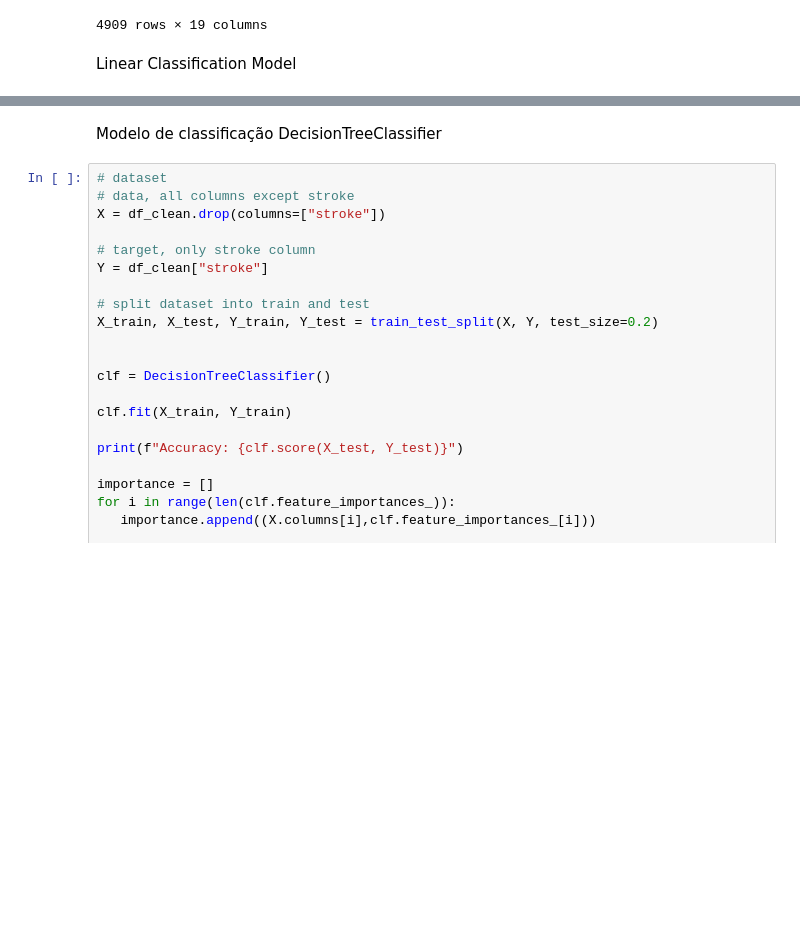
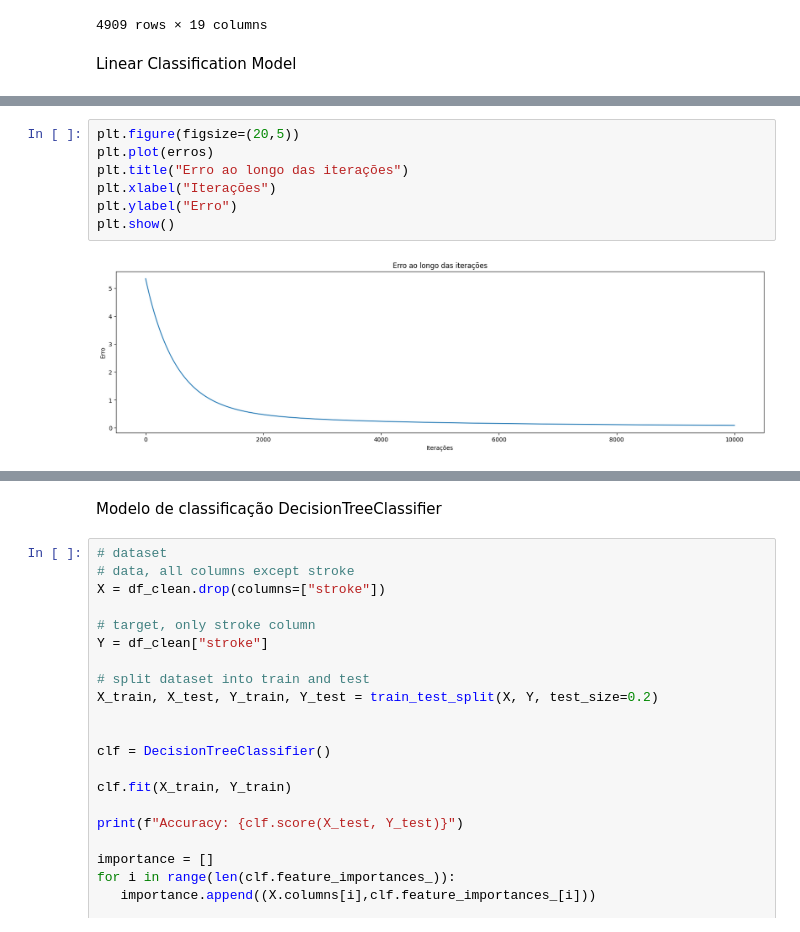
Before and after one commit to leoscarlato/AVC-Predictor, a Jupyter notebook: main.ipynb, the cells around one changed output, grey strips where cells are left out. Saved outputs shown, nothing was run; the diff lists cells and outputs as text; blank space fills up the shorter version.

```diff
--- a/main.ipynb
+++ b/main.ipynb
@@ -137,0 +111,9 @@ print(b)
+# %%
+plt.figure(figsize=(20,5))
+plt.plot(erros)
+plt.title("Erro ao longo das iterações")
+plt.xlabel("Iterações")
+plt.ylabel("Erro")
+plt.show()
+# %% [output]
+[figure, added]
```
Also changed, not shown: parts of 3 cells of this notebook.
